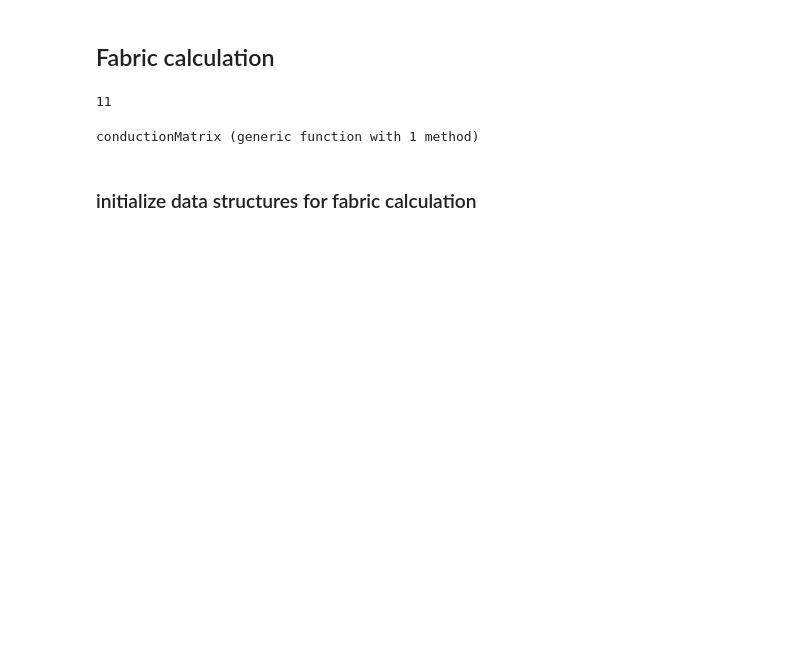
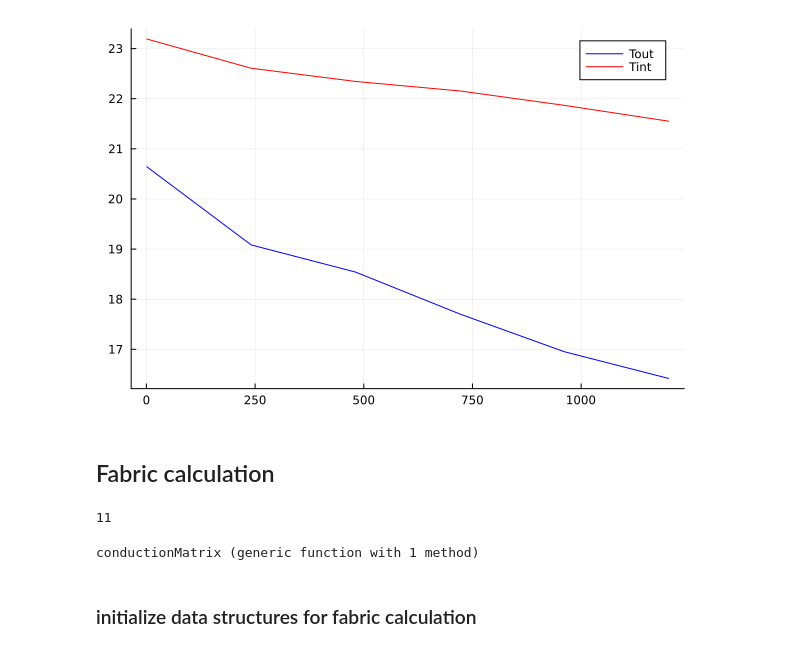
Before and after one commit to juliet29/bthermal_model, a Jupyter notebook: notebooks/hw7q4.ipynb, the cells around one changed output. Saved outputs shown, nothing was run; the diff lists cells and outputs as text; code cells hidden in the pictures; blank space fills up the shorter version.

```diff
--- a/notebooks/hw7q4.ipynb
+++ b/notebooks/hw7q4.ipynb
@@ -9,6 +9,13 @@ vars_q4 = matread("../solutions/Q4data.mat")
 time = vars_q4["time"];
 Tout = vars_q4["Tout"];
 TintRec = vars_q4["TintMeas"];
+# %%
+Plots.plot(vec(Tout), label="Tout", linecolor="blue")
+Plots.plot!(vec(TintRec), label="Tint", linecolor="red")
+# plot!(timing/3600, E_int*ones(length(timing)), label="E_int", linecolor="green")
+# plot!(plot_title="E")
+# %% [output]
+[figure, added]
 # %%
 # definining constants again, just for completeness and avoid issues..
 va      = 2880;     # Volume of air inside the building [m^3]
```
Also changed, not shown: parts of 12 cells of this notebook.
